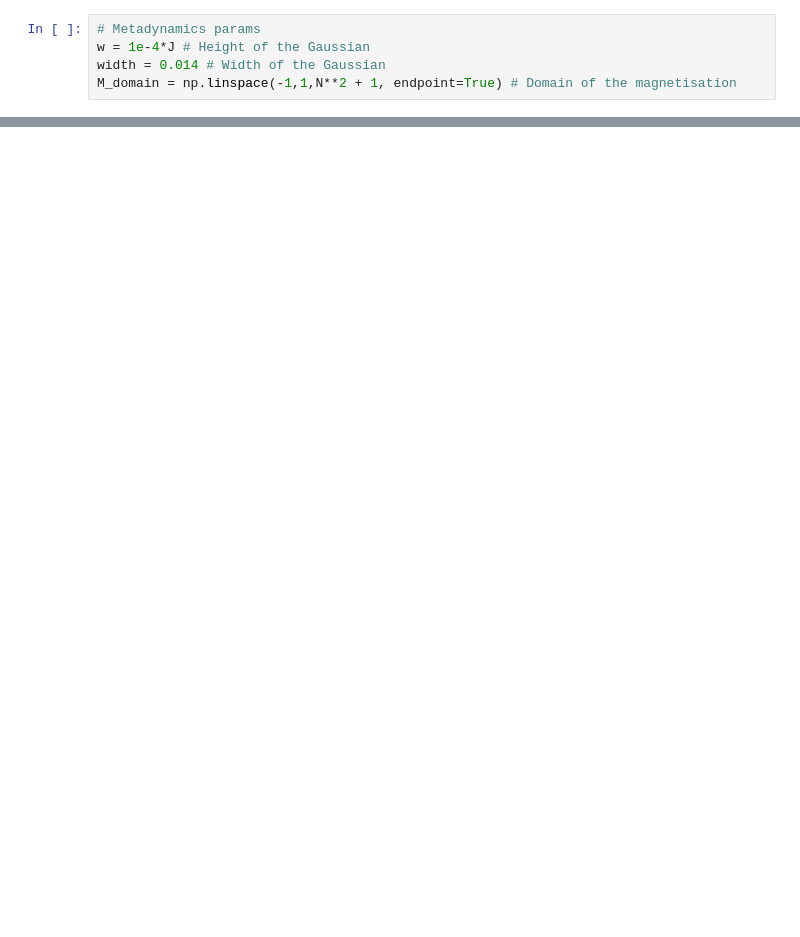
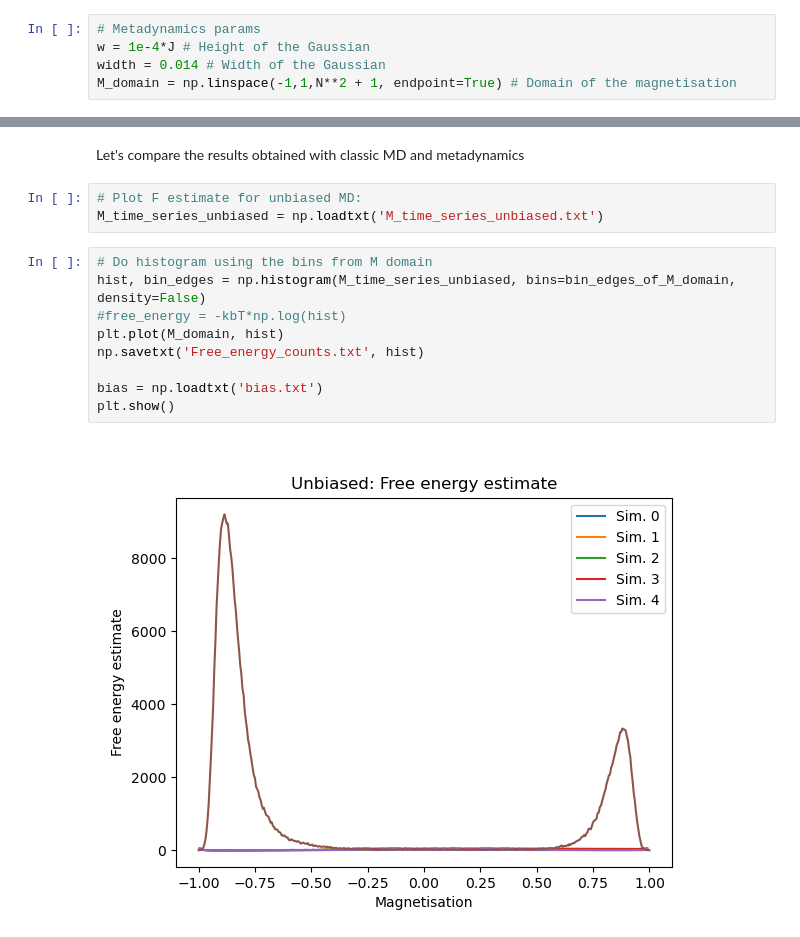
Before and after one commit to giusSacco/StatMech, a Jupyter notebook: Enhanched_sampling/Metadynamics.ipynb, the cells around one changed output, grey strips where cells are left out. Saved outputs shown, nothing was run; the diff lists cells and outputs as text; blank space fills up the shorter version.

```diff
--- a/Enhanched_sampling/Metadynamics.ipynb
+++ b/Enhanched_sampling/Metadynamics.ipynb
@@ -263,0 +242,16 @@ print(np.sum(H(spins_sam,J)))
+# %% [markdown]
+Let's compare the results obtained with classic MD and metadynamics
+# %%
+# Plot F estimate for unbiased MD:
+M_time_series_unbiased = np.loadtxt('M_time_series_unbiased.txt')
+# %%
+# Do histogram using the bins from M domain
+hist, bin_edges = np.histogram(M_time_series_unbiased, bins=bin_edges_of_M_domain, density=False)
+#free_energy = -kbT*np.log(hist)
+plt.plot(M_domain, hist)
+np.savetxt('Free_energy_counts.txt', hist)
+
+bias = np.loadtxt('bias.txt')
+plt.show()
+# %% [output]
+[figure, added]
```
Also changed, not shown: parts of 17 cells of this notebook.
